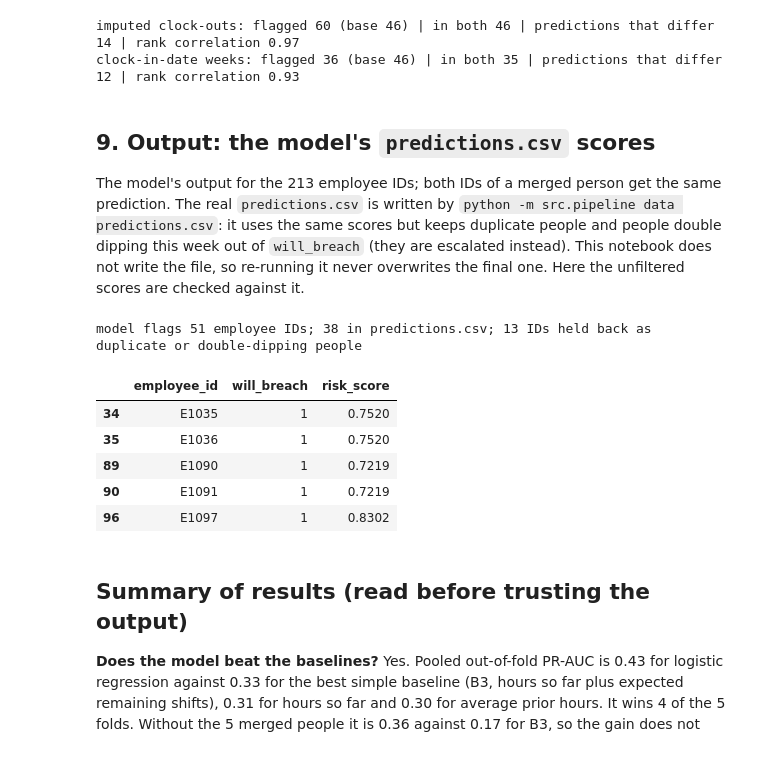
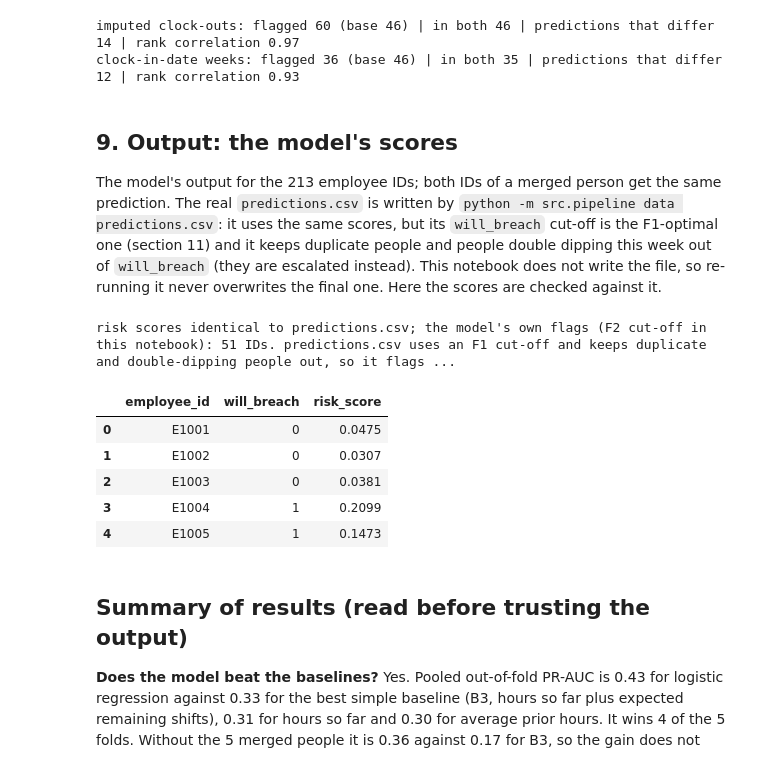
Before and after one commit to MistryDev09/JemTechnical, a Jupyter notebook: notebooks/data_modeling.ipynb, the cells around one changed output. Cells and saved outputs as stored; diff of their text form; code cells hidden in the pictures.

```diff
--- a/notebooks/data_modeling.ipynb
+++ b/notebooks/data_modeling.ipynb
@@ -721,38 +721,37 @@ compare("clock-in-date weeks", cur_clockin)
 imputed clock-outs: flagged 60 (base 46) | in both 46 | predictions that differ 14 | rank correlation 0.97
 clock-in-date weeks: flagged 36 (base 46) | in both 35 | predictions that differ 12 | rank correlation 0.93
 # %% [markdown]
-## 9. Output: the model's `predictions.csv` scores
-The model's output for the 213 employee IDs; both IDs of a merged person get the same prediction. The real `predictions.csv` is written by `python -m src.pipeline data predictions.csv`: it uses the same scores but keeps duplicate people and people double dipping this week out of `will_breach` (they are escalated instead). This notebook does not write the file, so re-running it never overwrites the final one. Here the unfiltered scores are checked against it.
+## 9. Output: the model's scores
+The model's output for the 213 employee IDs; both IDs of a merged person get the same prediction. The real `predictions.csv` is written by `python -m src.pipeline data predictions.csv`: it uses the same scores, but its `will_breach` cut-off is the F1-optimal one (section 11) and it keeps duplicate people and people double dipping this week out of `will_breach` (they are escalated instead). This notebook does not write the file, so re-running it never overwrites the final one. Here the scores are checked against it.
 # %%
 by_person = cur.set_index("person_key")[["will_breach", "risk_score"]]
 predictions = (person_ids[["employee_id", "person_key"]]
                .join(by_person, on="person_key")[["employee_id", "will_breach", "risk_score"]]
                .sort_values("employee_id").reset_index(drop=True))
 predictions["will_breach"] = predictions["will_breach"].astype(int)
 predictions["risk_score"] = predictions["risk_score"].round(4)
 
 assert list(predictions.columns) == ["employee_id", "will_breach", "risk_score"]
 assert len(predictions) == len(employees) == 213 and predictions.employee_id.is_unique
 assert set(predictions.employee_id) == set(employees.employee_id)
 assert predictions.will_breach.isin([0, 1]).all() and predictions.risk_score.between(0, 1).all()
 for _, g in person_ids.groupby("person_key"):          # both IDs of a merged person match
     assert predictions[predictions.employee_id.isin(g.employee_id)][["will_breach", "risk_score"]].nunique().max() == 1
 
 final = pd.read_csv("predictions.csv")
 assert (final.employee_id.values == predictions.employee_id.values).all()
 assert (final.risk_score - predictions.risk_score).abs().max() < 1e-9          # the same model scores
-held_back = final.will_breach.ne(predictions.will_breach)
-print("model flags", int(predictions.will_breach.sum()), "employee IDs;", int(final.will_breach.sum()), "in predictions.csv;",
-      int(held_back.sum()), "IDs held back as duplicate or double-dipping people")
-predictions[held_back.values].head()
+print("risk scores identical to predictions.csv; the model's own flags (F2 cut-off in this notebook):", int(predictions.will_breach.sum()),
+      "IDs. predictions.csv uses an F1 cut-off and keeps duplicate and double-dipping people out, so it flags", int(final.will_breach.sum()))
+predictions.head()
 # %% [output]
-model flags 51 employee IDs; 38 in predictions.csv; 13 IDs held back as duplicate or double-dipping people
+risk scores identical to predictions.csv; the model's own flags (F2 cut-off in this notebook): 51 IDs. predictions.csv uses an F1 cut-off and keeps duplicate and double-dipping people out, so it flags ...
 |  | employee_id | will_breach | risk_score |
-| 34 | E1035 | 1 | 0.7520 |
-| 35 | E1036 | 1 | 0.7520 |
-| 89 | E1090 | 1 | 0.7219 |
-| 90 | E1091 | 1 | 0.7219 |
-| 96 | E1097 | 1 | 0.8302 |
+| 0 | E1001 | 0 | 0.0475 |
+| 1 | E1002 | 0 | 0.0307 |
+| 2 | E1003 | 0 | 0.0381 |
+| 3 | E1004 | 1 | 0.2099 |
+| 4 | E1005 | 1 | 0.1473 |
 # %% [markdown]
 ## Summary of results (read before trusting the output)
 **Does the model beat the baselines?** Yes. Pooled out-of-fold PR-AUC is 0.43 for logistic regression against 0.33 for the best simple baseline (B3, hours so far plus expected remaining shifts), 0.31 for hours so far and 0.30 for average prior hours. It wins 4 of the 5 folds. Without the 5 merged people it is 0.36 against 0.17 for B3, so the gain does not depend on them. A random list would score about 0.06, the base rate. Group k-fold by person gives 0.41, so it also works for people it has not seen.
```
Also changed, not shown: parts of 5 cells of this notebook, 6 other files.
